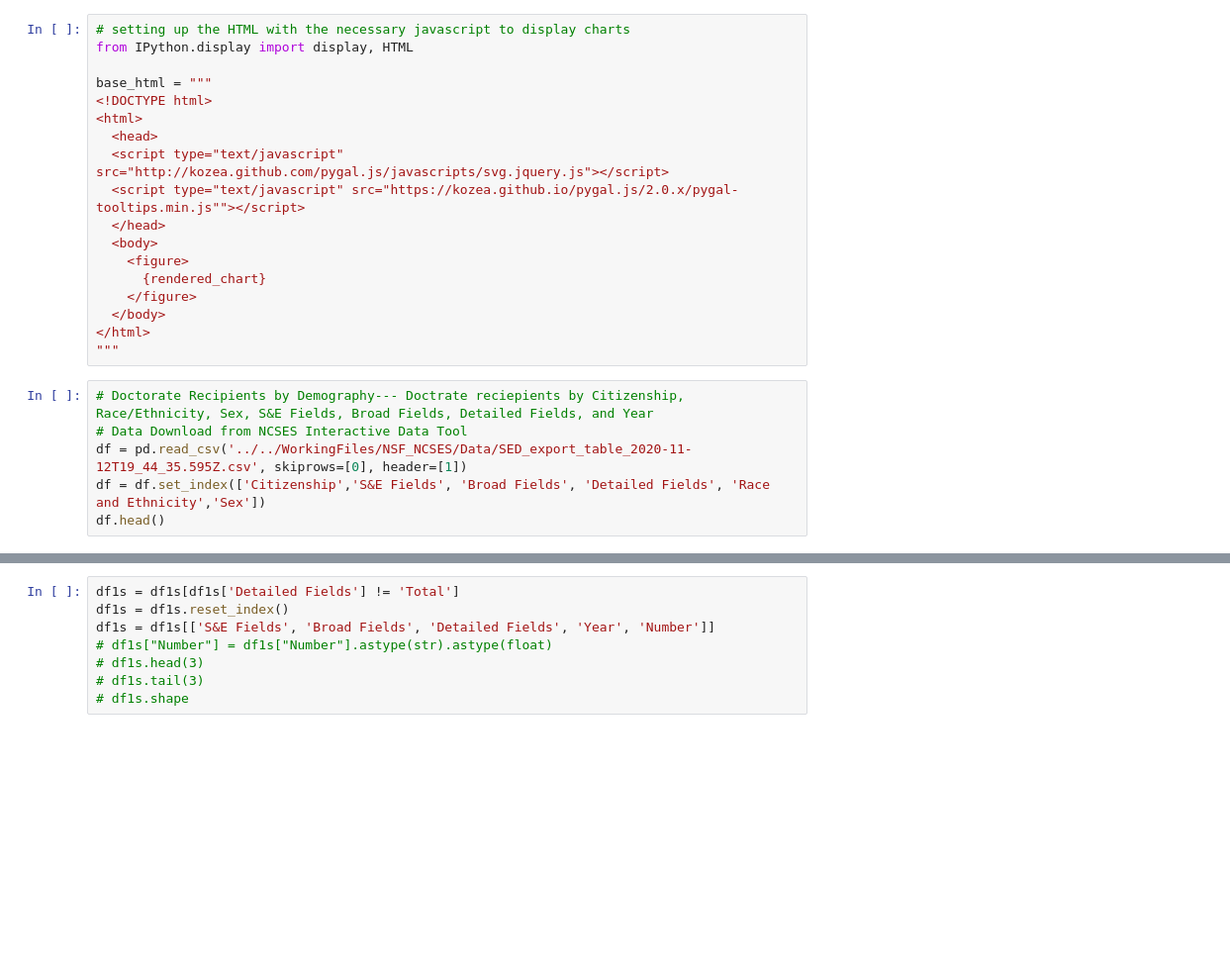
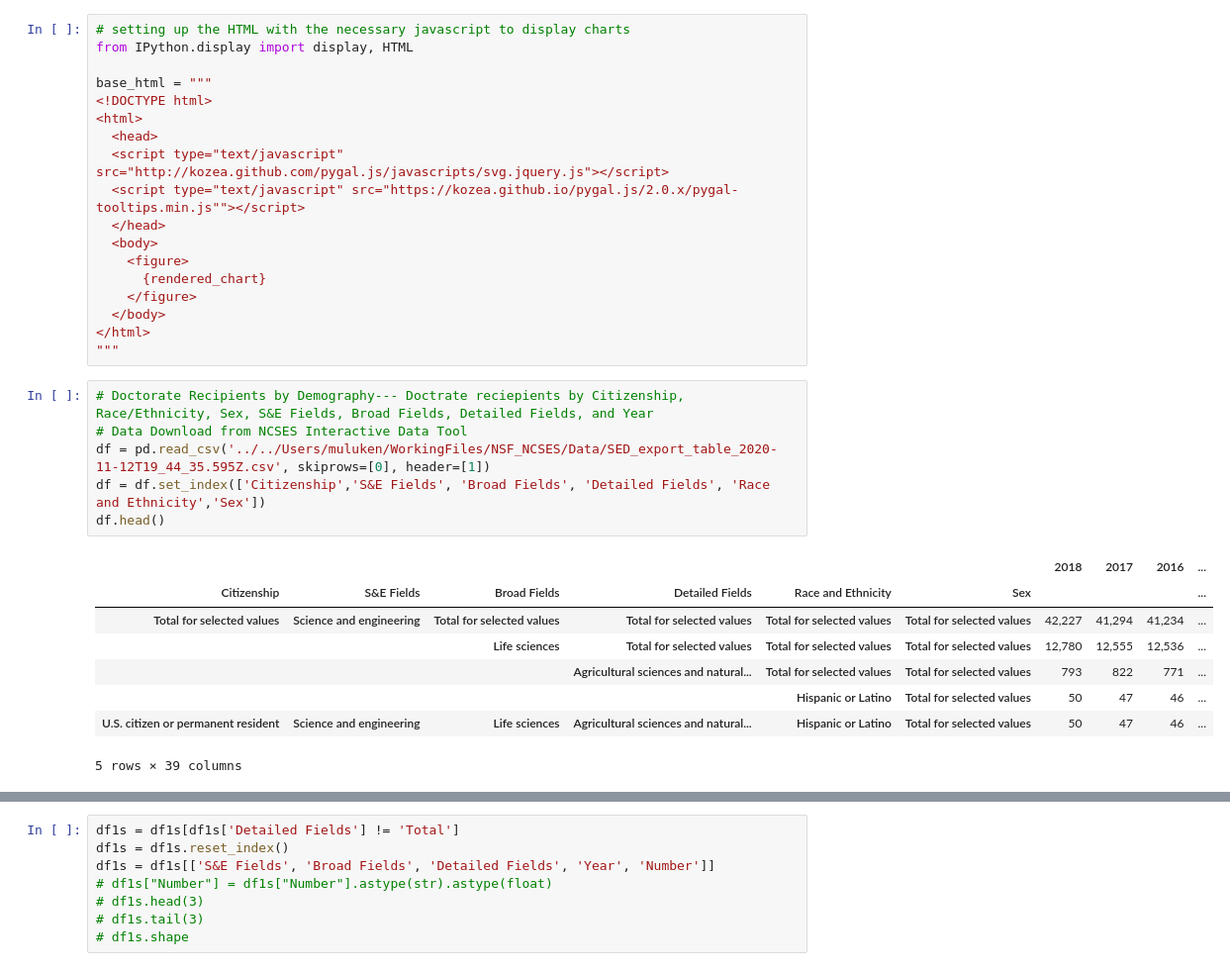
Before and after one commit to mulukenm/DataVisualization, a Jupyter notebook: ComparisonVisualization.ipynb, the cells around one changed output, grey strips where cells are left out. Shown: that part at 99% size. Cells and saved outputs as stored; diff of their text form; blank space fills up the shorter version.

```diff
--- a/ComparisonVisualization.ipynb
+++ b/ComparisonVisualization.ipynb
@@ -36,8 +36,17 @@ base_html = """
 # %%
 # Doctorate Recipients by Demography--- Doctrate reciepients by Citizenship,  Race/Ethnicity, Sex, S&E Fields, Broad Fields, Detailed Fields, and Year
 # Data Download from NCSES Interactive Data Tool
-df = pd.read_csv('../../WorkingFiles/NSF_NCSES/Data/SED_export_table_2020-11-12T19_44_35.595Z.csv', skiprows=[0], header=[1])
+df = pd.read_csv('../../Users/muluken/WorkingFiles/NSF_NCSES/Data/SED_export_table_2020-11-12T19_44_35.595Z.csv', skiprows=[0], header=[1])
 df = df.set_index(['Citizenship','S&E Fields', 'Broad Fields', 'Detailed Fields', 'Race and Ethnicity','Sex'])
 df.head()
+# %% [output]
+|  |  |  |  |  |  | 2018 | 2017 | 2016 | ... |
+| Citizenship | S&E Fields | Broad Fields | Detailed Fields | Race and Ethnicity | Sex |  |  |  | ... |
+| Total for selected values | Science and engineering | Total for selected values | Total for selected values | Total for selected values | Total for selected values | 42,227 | 41,294 | 41,234 | ... |
+|  |  | Life sciences | Total for selected values | Total for selected values | Total for selected values | 12,780 | 12,555 | 12,536 | ... |
+|  |  |  | Agricultural sciences and natural... | Total for selected values | Total for selected values | 793 | 822 | 771 | ... |
+|  |  |  |  | Hispanic or Latino | Total for selected values | 50 | 47 | 46 | ... |
+| U.S. citizen or permanent resident | Science and engineering | Life sciences | Agricultural sciences and natural... | Hispanic or Latino | Total for selected values | 50 | 47 | 46 | ... |
+5 rows × 39 columns
 # %%
 #  Doctorate Recipients -------- Data Download from NCSES Interactive Data Tool
```
Also changed, not shown: parts of 23 cells of this notebook.
